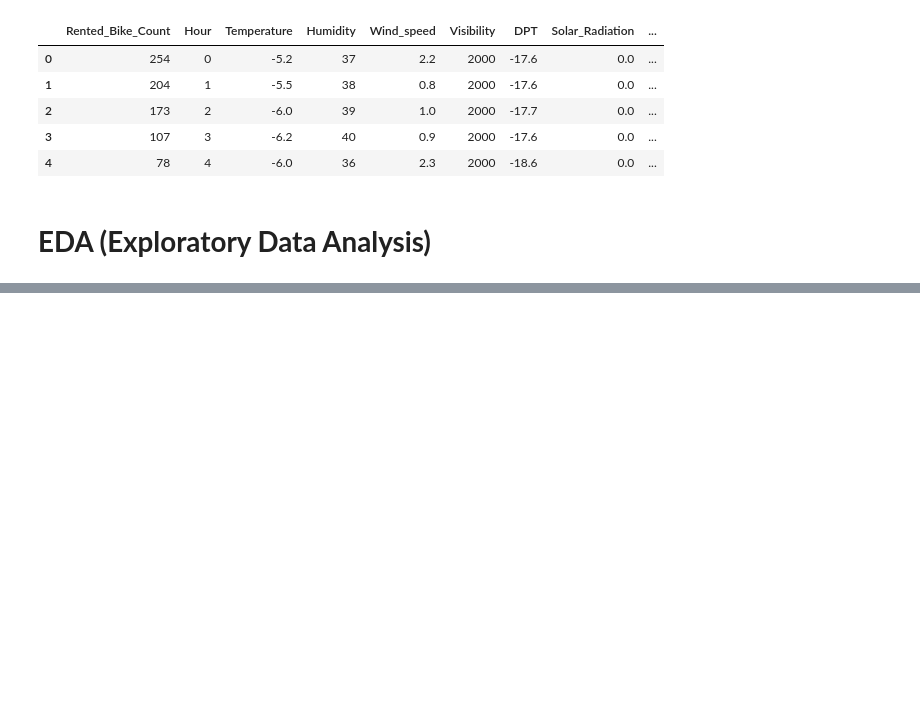
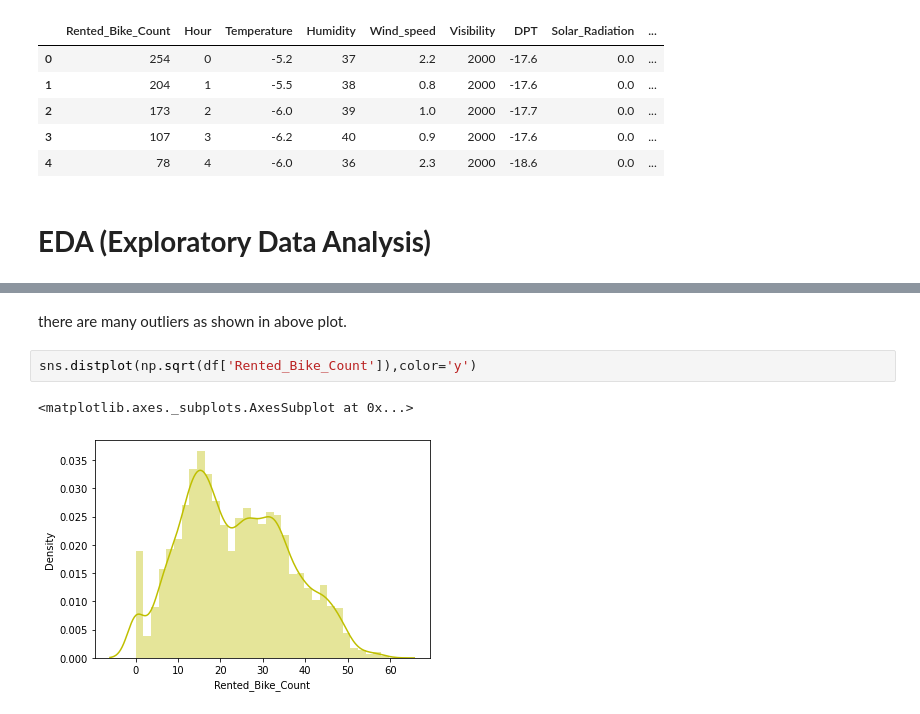
Before and after one commit to Harshjyot-Singh-Chawla/Seoul-Bike-Sharing-Demand-Prediction, a Jupyter notebook: capstone_project_2_Ml.ipynb, the cells around one changed output, grey strips where cells are left out. Cells and saved outputs as stored; diff of their text form; blank space fills up the shorter version.

```diff
--- a/capstone_project_2_Ml.ipynb
+++ b/capstone_project_2_Ml.ipynb
@@ -222,0 +244,7 @@ df.head()
+# %% [markdown]
+there are many outliers as shown in above plot.
+# %%
+sns.distplot(np.sqrt(df['Rented_Bike_Count']),color='y')
+# %% [output]
+<matplotlib.axes._subplots.AxesSubplot at 0x...>
+[figure, added]
```
Also changed, not shown: parts of 29 cells of this notebook.
